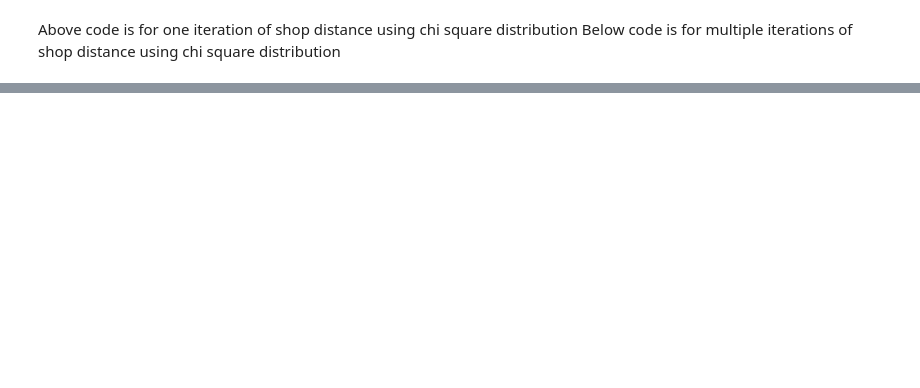
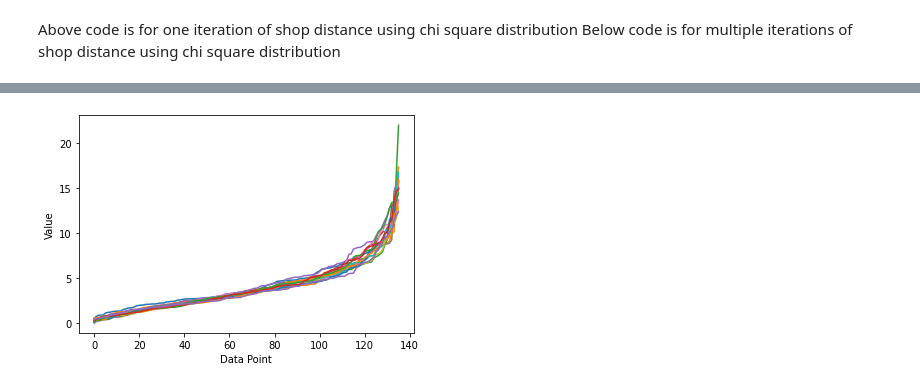
Before and after one commit to VertigoCodes/final-year-project, a Jupyter notebook: distributionModel.ipynb, the cells around one changed output, grey strips where cells are left out. Cells and saved outputs as stored; diff of their text form; code cells hidden in the pictures; blank space fills up the shorter version.

```diff
--- a/distributionModel.ipynb
+++ b/distributionModel.ipynb
@@ -92,0 +108,19 @@ Standard Deviation of distances = 0.3562939789773437
+# %%
+iterations = 15
+df = 4
+
+data = []
+for i in range(iterations):
+    rawData = np.random.chisquare(df,136)
+    rawData.sort()
+    data.append(rawData)
+
+for i in range(iterations):
+    plt.plot(data[i], label=f"Iteration {i+1}")
+
+plt.xlabel("Data Point")
+plt.ylabel("Value")
+
+plt.show()
+# %% [output]
+[figure, added]
```
Also changed, not shown: parts of 7 cells of this notebook, 1 other file.
